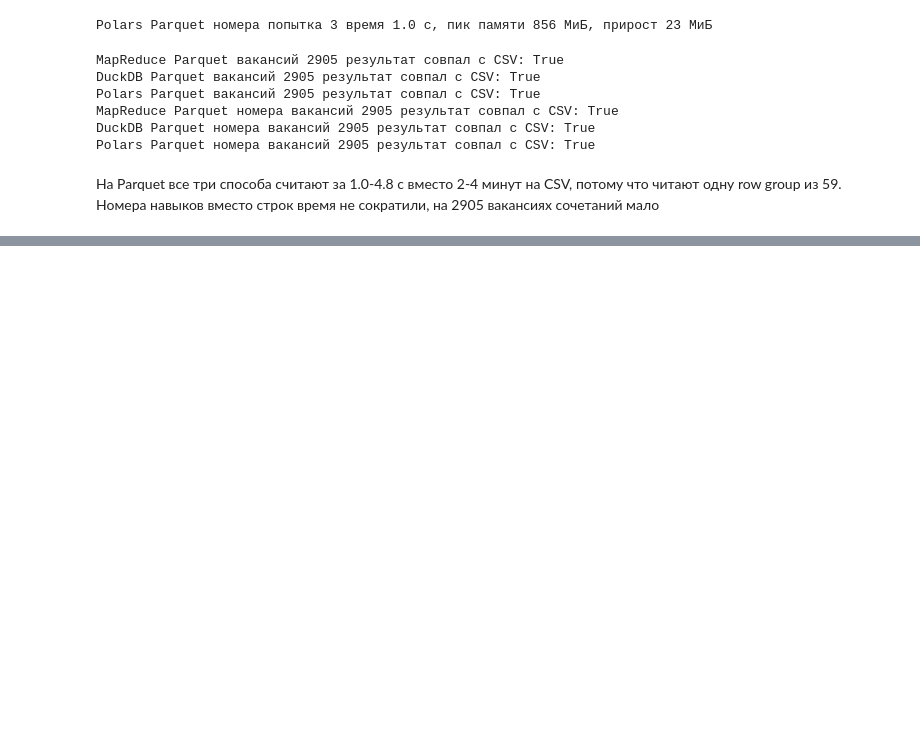
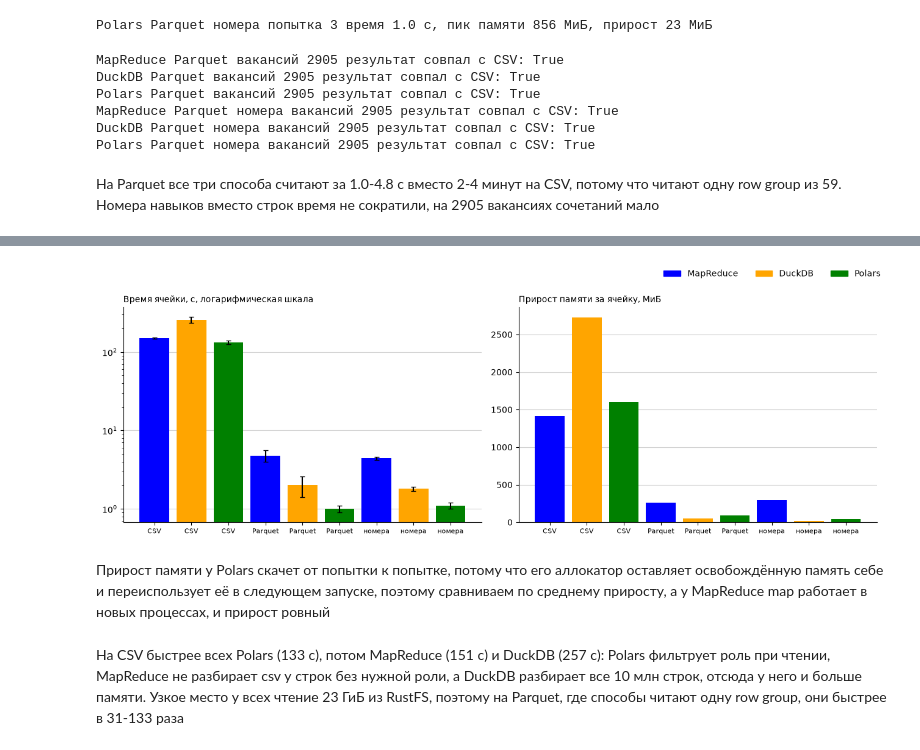
Before and after one commit to shlaapnik/EngData, a Jupyter notebook: MapReduce/mapreduce.ipynb, the cells around one changed output, grey strips where cells are left out. Drawn from its saved outputs; the diff is of its cells as text; code cells hidden in the pictures; blank space fills up the shorter version.

```diff
--- a/MapReduce/mapreduce.ipynb
+++ b/MapReduce/mapreduce.ipynb
@@ -1010,0 +1563,6 @@ Polars Parquet номера вакансий 2905 результат совпа
+# %%
+runs = pd.DataFrame(measurements)
+print("всего записей", len(runs))
+runs = runs.groupby("способ", sort=False).tail(3).reset_index(drop=True)
+runs.to_csv(OUT / "measurements.csv", index=False)
+runs
@@ -1010,0 +1588,14 @@ Polars Parquet номера вакансий 2905 результат совпа
+# %%
+grouped = runs.groupby("способ", sort=False)
+
+profile = pd.DataFrame({
+    "запусков": grouped.size(),
+    "время среднее, с": grouped["время, с"].mean().round(1),
+    "время std, с": grouped["время, с"].std().round(1),
+    "время min, с": grouped["время, с"].min(),
+    "пик памяти среднее, МиБ": grouped["пик памяти, МиБ"].mean().round(),
+    "прирост памяти среднее, МиБ": grouped["прирост памяти, МиБ"].mean().round(),
+    "прирост памяти max, МиБ": grouped["прирост памяти, МиБ"].max(),
+})
+profile.to_csv(OUT / "profile.csv")
+profile
@@ -1010,0 +1615,29 @@ Polars Parquet номера вакансий 2905 результат совпа
+# %%
+order = ["MapReduce CSV", "DuckDB CSV", "Polars CSV", "MapReduce Parquet", "DuckDB Parquet", "Polars Parquet",
+             "MapReduce Parquet номера", "DuckDB Parquet номера", "Polars Parquet номера"]
+colors = ["blue", "orange", "green"] * 3
+labels = ["CSV"] * 3 + ["Parquet"] * 3 + ["номера"] * 3
+figure, (time_axis, memory_axis) = plt.subplots(1, 2, figsize=(13, 4.6))
+time_axis.bar(range(9), profile.loc[order, "время среднее, с"], yerr=profile.loc[order, "время std, с"], color=colors, capsize=3)
+time_axis.set_yscale("log")
+
+time_axis.set_title("Время ячейки, с, логарифмическая шкала", loc="left", fontsize=10)
+memory_axis.bar(range(9), profile.loc[order, "прирост памяти среднее, МиБ"], color=colors)
+memory_axis.set_title("Прирост памяти за ячейку, МиБ", loc="left", fontsize=10)
+
+for axis in (time_axis, memory_axis):
+    axis.set_xticks(range(9), labels, fontsize=8)
+    axis.grid(axis="y", color="lightgray")
+    axis.set_axisbelow(True)
+
+handles = [plt.Rectangle((0, 0), 1, 1, color=color) for color in colors[:3]]
+figure.legend(handles, ["MapReduce", "DuckDB", "Polars"], loc="upper right", ncol=3, frameon=False)
+figure.tight_layout(rect=(0, 0, 1, 0.92))
+figure.savefig(OUT / "profile.png", dpi=150)
+plt.show()
+# %% [output]
+[figure, added]
+# %% [markdown]
+Прирост памяти у Polars скачет от попытки к попытке, потому что его аллокатор оставляет освобождённую память себе и переиспользует её в следующем запуске, поэтому сравниваем по среднему приросту, а у MapReduce map работает в новых процессах, и прирост ровный
+# %% [markdown]
+На CSV быстрее всех Polars (133 с), потом MapReduce (151 с) и DuckDB (257 с): Polars фильтрует роль при чтении, MapReduce не разбирает csv у строк без нужной роли, а DuckDB разбирает все 10 млн строк, отсюда у него и больше памяти. Узкое место у всех чтение 23 ГиБ из RustFS, поэтому на Parquet, где способы читают одну row group, они быстрее в 31-133 раза
```
Also changed, not shown: parts of 36 cells of this notebook, 4 other files.
